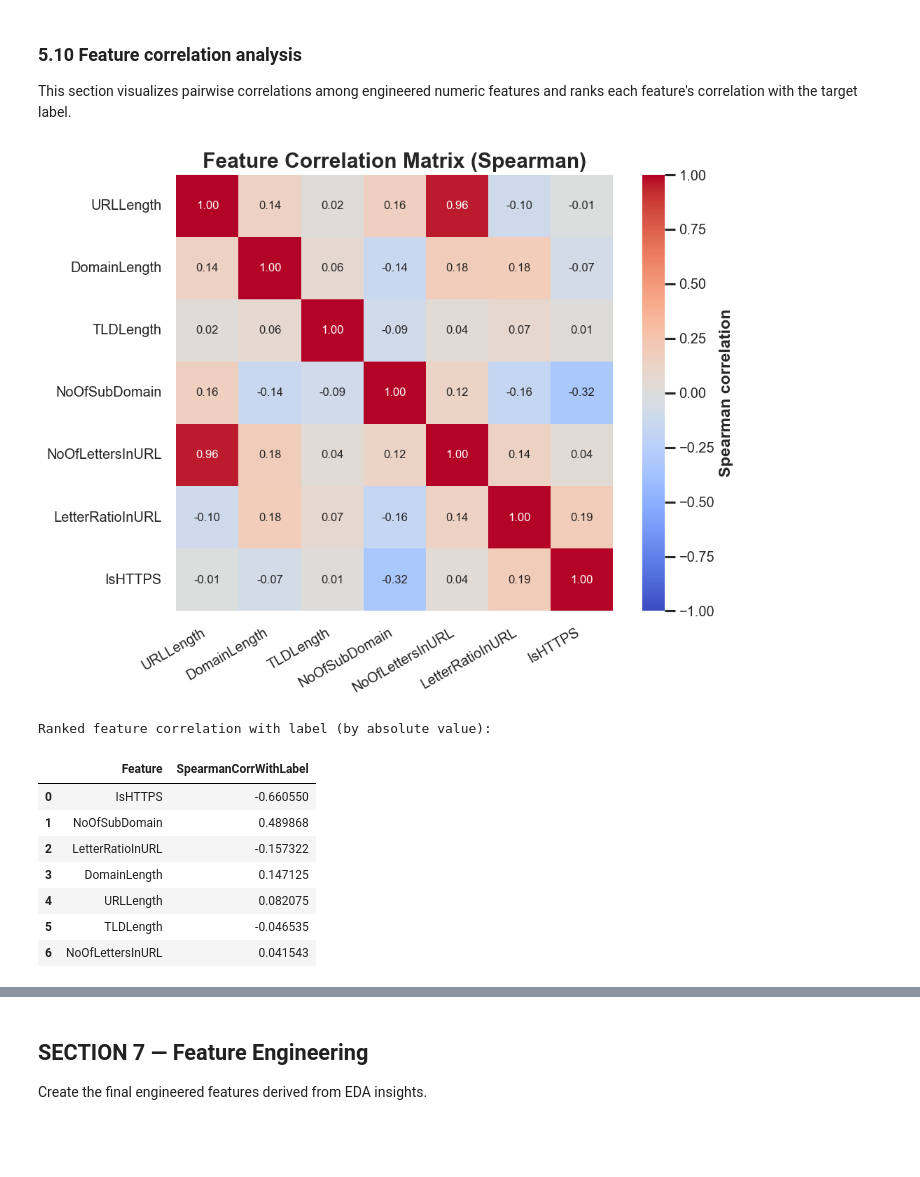
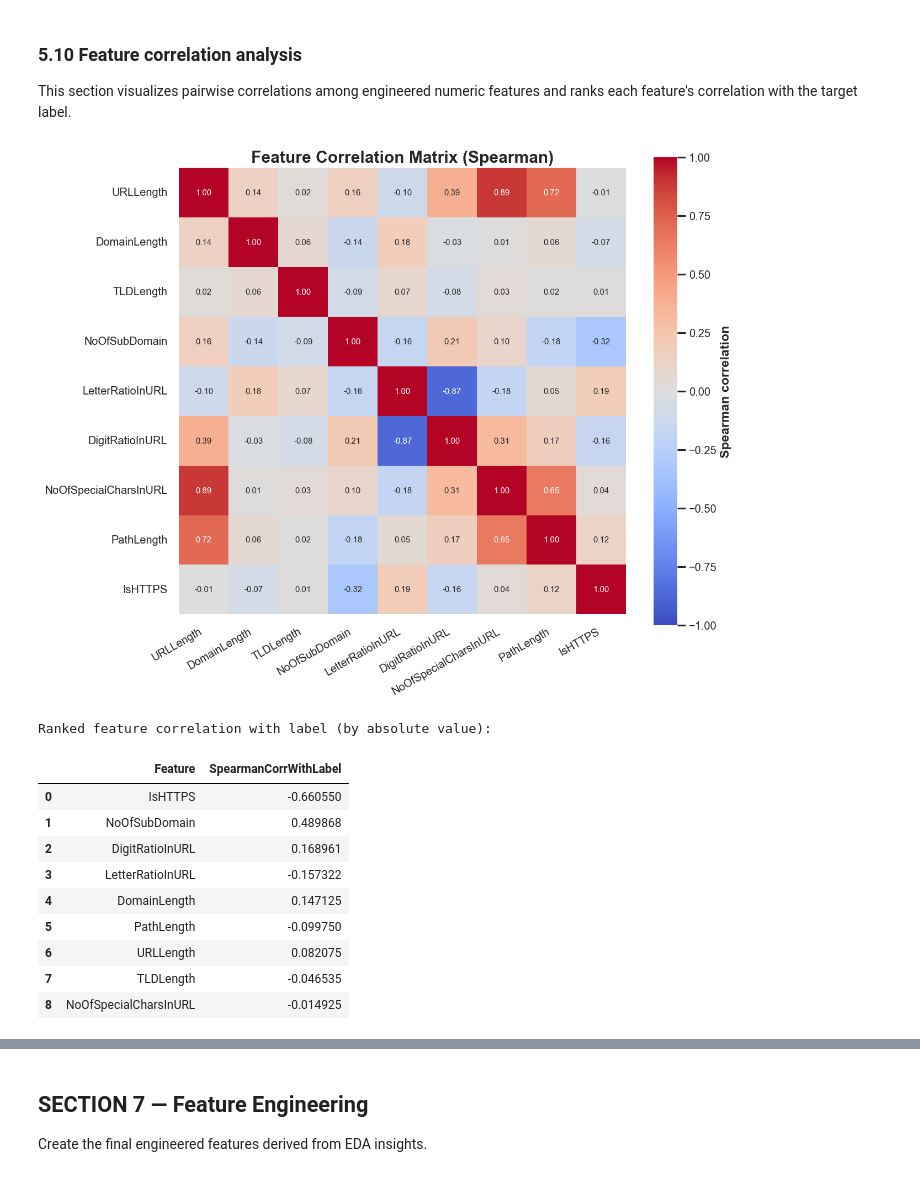
Before and after one commit to NafisNaufal/phishing-url-detection, a Jupyter notebook: eda.ipynb, the cells around one changed output, grey strips where cells are left out. Drawn from its saved outputs; the diff is of its cells as text; code cells hidden in the pictures; blank space fills up the shorter version.

```diff
--- a/eda.ipynb
+++ b/eda.ipynb
@@ -339,8 +342,13 @@ def count_subdomains(subdomain: str) -> int:
     return len([p for p in subdomain.split(".") if p])
 
 
-def count_letters(text: str) -> int:
-    return len(re.findall(r"[A-Za-z]", text))
+def count_special_chars(text: str) -> int:
+    return len(re.findall(r"[^A-Za-z0-9]", text))
+
+
+def get_path_length(url: str) -> int:
+    parsed = urlparse(url)
+    return len(parsed.path or "")
 # %% [markdown]
 ### 4.2 Build structural analysis table
 # %%
@@ -353,16 +361,23 @@ analysis_df[["subdomain", "domain", "tld"]] = pd.DataFrame(parts.tolist(), index
 
 analysis_df["DomainLength"] = analysis_df["domain"].str.len()
 analysis_df["NoOfSubDomain"] = analysis_df["subdomain"].apply(count_subdomains)
-analysis_df["NoOfLettersInURL"] = analysis_df["url"].apply(count_letters)
 analysis_df["LetterRatioInURL"] = np.where(
     analysis_df["URLLength"] > 0,
-    analysis_df["NoOfLettersInURL"] / analysis_df["URLLength"],
+    analysis_df["url"].str.count(r"[A-Za-z]") / analysis_df["URLLength"],
     0.0,
 )
+analysis_df["DigitRatioInURL"] = np.where(
+    analysis_df["URLLength"] > 0,
+    analysis_df["url"].str.count(r"[0-9]") / analysis_df["URLLength"],
+    0.0,
+)
+analysis_df["NoOfSpecialCharsInURL"] = analysis_df["url"].apply(count_special_chars)
+analysis_df["PathLength"] = analysis_df["url"].apply(get_path_length)
 analysis_df["IsHTTPS"] = analysis_df["url"].str.lower().str.startswith("https").astype(int)
 
 analysis_df[[
     "url", "subdomain", "domain", "tld", "URLLength",
-    "NoOfSubDomain", "NoOfLettersInURL", "LetterRatioInURL", "IsHTTPS", "label"
+    "NoOfSubDomain", "LetterRatioInURL", "DigitRatioInURL",
+    "NoOfSpecialCharsInURL", "PathLength", "IsHTTPS", "label"
 ]].head()
 # %% [output]
@@ -680,8 +761,10 @@ outlier_features = [
     "DomainLength",
     "TLDLength",
     "NoOfSubDomain",
-    "NoOfLettersInURL",
     "LetterRatioInURL",
+    "DigitRatioInURL",
+    "NoOfSpecialCharsInURL",
+    "PathLength",
 ]
 
 available_features = [f for f in outlier_features if f in outlier_df.columns]
@@ -711,7 +794,7 @@ for feature in available_features:
 
 outlier_summary = pd.DataFrame(outlier_rows).sort_values("OutlierPct", ascending=True)
 
-fig, ax = plt.subplots(figsize=(10, 5))
+fig, ax = plt.subplots(figsize=(10, 6))
 sns.barplot(
     data=outlier_summary,
     x="OutlierPct",
@@ -767,8 +852,10 @@ note_features = [
     "DomainLength",
     "TLDLength",
     "NoOfSubDomain",
-    "NoOfLettersInURL",
     "LetterRatioInURL",
+    "DigitRatioInURL",
+    "NoOfSpecialCharsInURL",
+    "PathLength",
 ]
 
 note_rows = []
@@ -889,58 +977,62 @@ feature_cols = [
     "DomainLength",
     "TLDLength",
     "NoOfSubDomain",
-    "NoOfLettersInURL",
     "LetterRatioInURL",
+    "DigitRatioInURL",
+    "NoOfSpecialCharsInURL",
+    "PathLength",
     "IsHTTPS",
 ]
 
 corr_input = corr_df[feature_cols].apply(pd.to_numeric, errors="coerce")
 corr_matrix = corr_input.corr(method="spearman")
 
-fig, ax = plt.subplots(figsize=(9, 7))
+fig, ax = plt.subplots(figsize=(11, 9))
 sns.heatmap(
     corr_matrix,
     annot=True,
     fmt=".2f",
     cmap="coolwarm",
     center=0,
     vmin=-1,
     vmax=1,
     square=True,
     cbar_kws={"label": "Spearman correlation"},
     ax=ax,
-    annot_kws={"size": 10},
+    annot_kws={"size": 9},
 )
 ax.set_title("Feature Correlation Matrix (Spearman)")
 plt.xticks(rotation=30, ha="right")
 plt.yticks(rotation=0)
 plt.tight_layout()
 plt.show()
 
 label_corr = (
     corr_df[feature_cols + ["label"]]
     .apply(pd.to_numeric, errors="coerce")
     .corr(method="spearman")["label"]
     .drop("label")
     .sort_values(key=lambda s: s.abs(), ascending=False)
     .rename("SpearmanCorrWithLabel")
     .reset_index()
     .rename(columns={"index": "Feature"})
 )
 
 print("\nRanked feature correlation with label (by absolute value):")
 display(label_corr)
 # %% [output]
-[figure, old version]
+[figure, new version]
 Ranked feature correlation with label (by absolute value):
 |  | Feature | SpearmanCorrWithLabel |
 | 0 | IsHTTPS | -0.660550 |
 | 1 | NoOfSubDomain | 0.489868 |
-| 2 | LetterRatioInURL | -0.157322 |
-| 3 | DomainLength | 0.147125 |
-| 4 | URLLength | 0.082075 |
-| 5 | TLDLength | -0.046535 |
-| 6 | NoOfLettersInURL | 0.041543 |
+| 2 | DigitRatioInURL | 0.168961 |
+| 3 | LetterRatioInURL | -0.157322 |
+| 4 | DomainLength | 0.147125 |
+| 5 | PathLength | -0.099750 |
+| 6 | URLLength | 0.082075 |
+| 7 | TLDLength | -0.046535 |
+| 8 | NoOfSpecialCharsInURL | -0.014925 |
 # %% [markdown]
 ### Observations from Visual EDA
 
```
Also changed, not shown: parts of 16 cells of this notebook, 1 other file.
